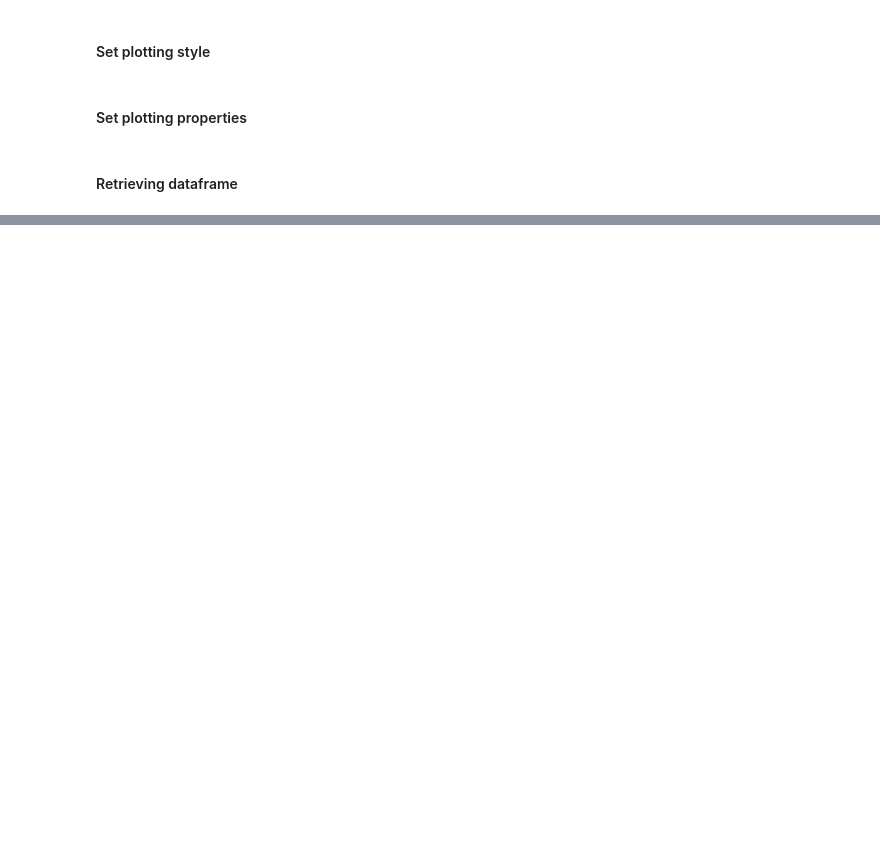
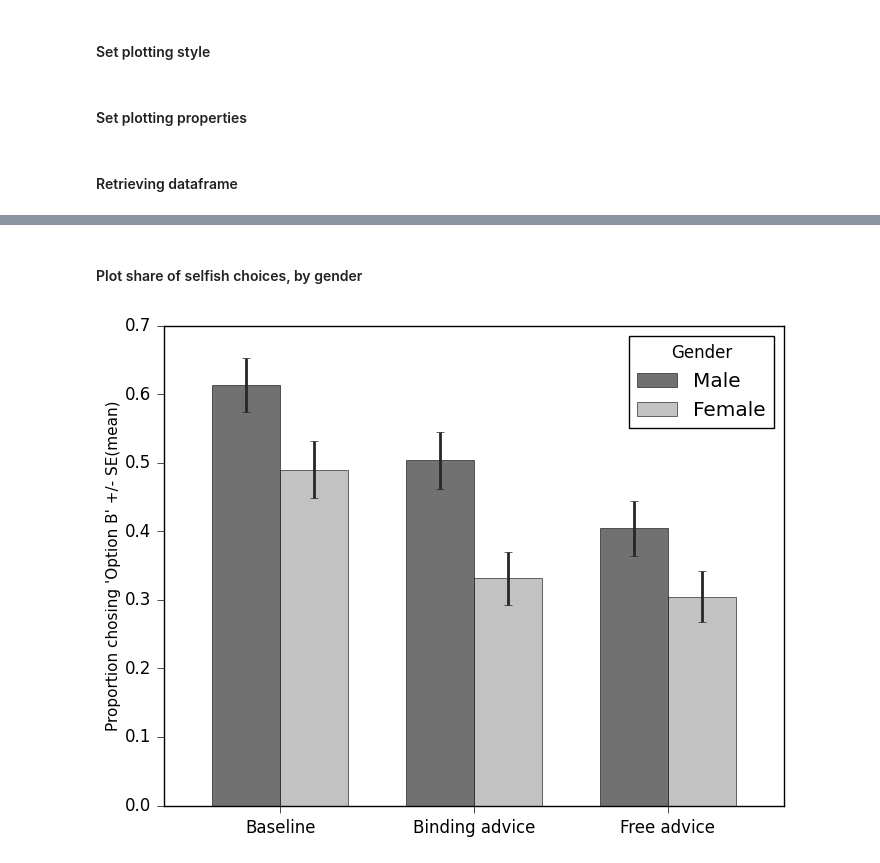
Before and after one commit to sebfest/fair_advice, a Jupyter notebook: main/notebook/3_treatment_effects.ipynb, the cells around one changed output, grey strips where cells are left out. Drawn from its saved outputs; the diff is of its cells as text; code cells hidden in the pictures; blank space fills up the shorter version.

```diff
--- a/main/notebook/3_treatment_effects.ipynb
+++ b/main/notebook/3_treatment_effects.ipynb
@@ -318,0 +237,10 @@ plt.show()
+# %%
+decision_gender = df.groupby(['Female', 'Advice_type'])['Decision']\
+    .agg(['mean', 'sem', 'count'])\
+    .rename({0:'Male', 1:'Female'}, axis=0, level=0)\
+    .rename({'base': 'Baseline', 'binding':'Binding advice', 'free':'Free advice'}, axis=0, level=1)\
+    .rename_axis(('Gender', 'Treatment'), axis=0)\
+    .swaplevel()\
+    .sort_index()
+
+display(decision_gender)
@@ -318,0 +256,36 @@ plt.show()
+# %% [markdown]
+#### Plot share of selfish choices, by gender
+# %%
+means = decision_gender\
+    .loc[:, 'mean']\
+    .unstack()\
+    .sort_index(axis=1, ascending=False)
+
+errors = decision_gender\
+    .loc[:,'sem']\
+    .unstack()\
+    .sort_index(axis=1, ascending=False)
+
+fig, ax = plt.subplots(
+    figsize=(8, 6),
+    dpi=100,
+    facecolor='w'
+)
+
+means.plot(
+    yerr=errors,
+    ax=ax,
+    capsize=4,
+    kind='bar',
+    error_kw=error_kw,
+    color=['0.3', '0.7'],
+    alpha=0.8,
+    lw=0.5,
+    width=0.7
+)
+ax.set_ylabel("Proportion chosing 'Option B' +/- SE(mean)", **ylab_kw)
+ax.set_xlabel("")
+ax.set_xticklabels(['Baseline', 'Binding advice', 'Free advice'])
+ax.tick_params(rotation=0, **tick_kw)
+# %% [output]
+[figure, added]
```
Also changed, not shown: parts of 62 cells of this notebook, 6 other files.
